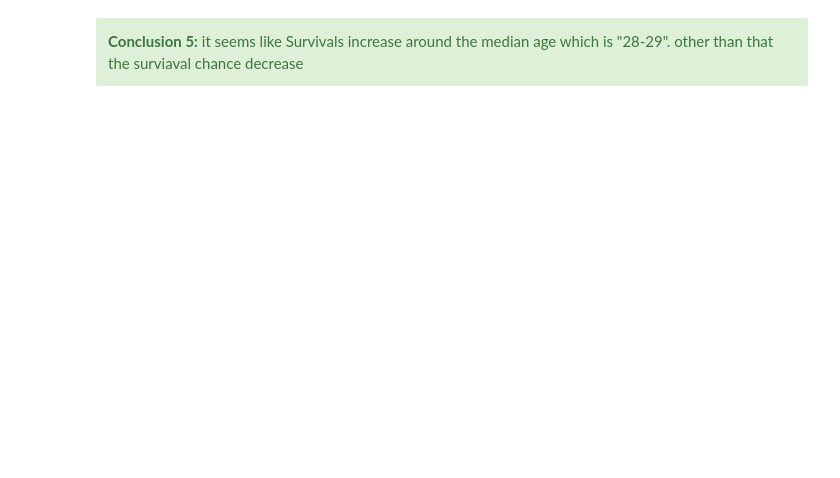
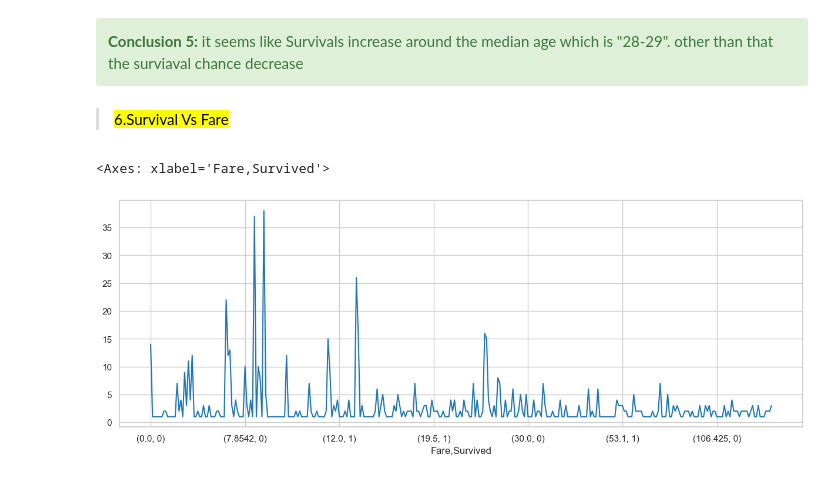
Before and after one commit to mtheggi/Titanic-Survival-Prediction, a Jupyter notebook: Titanic_Survival_Prediction.ipynb, the cells around one changed output. Saved outputs shown, nothing was run; the diff lists cells and outputs as text; code cells hidden in the pictures; blank space fills up the shorter version.

```diff
--- a/Titanic_Survival_Prediction.ipynb
+++ b/Titanic_Survival_Prediction.ipynb
@@ -309,3 +316,10 @@ Text(0.5, 1.0, 'Survival distribution by Age')
 # %% [markdown]
 <div class="alert alert-block alert-success">
 <b>Conclusion 5:</b> it seems like Survivals increase around the median age which is "28-29". other than that the surviaval chance decrease </div>
+# %% [markdown]
+><mark>6.Survival Vs Fare</mark>
+# %%
+df_train.groupby('Fare')['Survived'].value_counts().plot(kind='line' , figsize=(15,5))
+# %% [output]
+<Axes: xlabel='Fare,Survived'>
+[figure, added]
```
Also changed, not shown: parts of 2 cells of this notebook.
